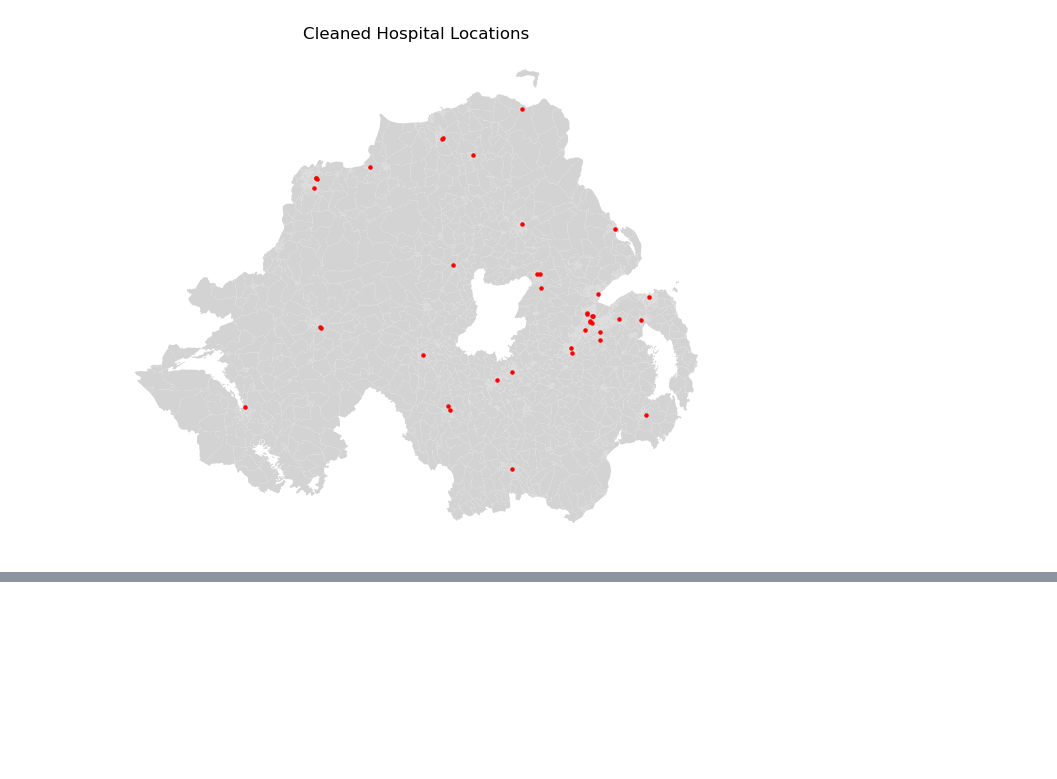
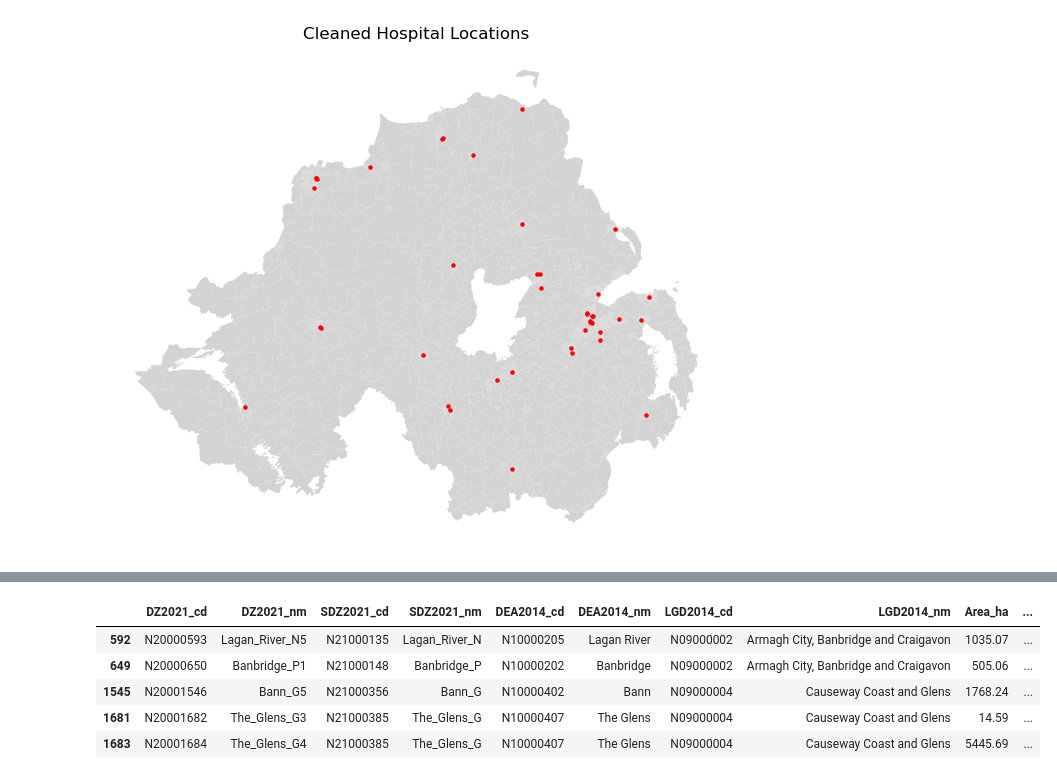
Before and after one commit to Church-C1/ni-health-accessibility, a Jupyter notebook: analysis.ipynb, the cells around one changed output, grey strips where cells are left out. Cells and saved outputs as stored; diff of their text form; code cells hidden in the pictures; blank space fills up the shorter version.

```diff
--- a/analysis.ipynb
+++ b/analysis.ipynb
@@ -144,0 +240,10 @@ plt.show()
+# %%
+# Check that some Data Zones are classified as having poor access (>20 km)
+dz[dz["nearest_hospital_km"] > 20].head()
+# %% [output]
+|  | DZ2021_cd | DZ2021_nm | SDZ2021_cd | SDZ2021_nm | DEA2014_cd | DEA2014_nm | LGD2014_cd | LGD2014_nm | Area_ha | ... |
+| 592 | N20000593 | Lagan_River_N5 | N21000135 | Lagan_River_N | N10000205 | Lagan River | N09000002 | Armagh City, Banbridge and Craigavon | 1035.07 | ... |
+| 649 | N20000650 | Banbridge_P1 | N21000148 | Banbridge_P | N10000202 | Banbridge | N09000002 | Armagh City, Banbridge and Craigavon | 505.06 | ... |
+| 1545 | N20001546 | Bann_G5 | N21000356 | Bann_G | N10000402 | Bann | N09000004 | Causeway Coast and Glens | 1768.24 | ... |
+| 1681 | N20001682 | The_Glens_G3 | N21000385 | The_Glens_G | N10000407 | The Glens | N09000004 | Causeway Coast and Glens | 14.59 | ... |
+| 1683 | N20001684 | The_Glens_G4 | N21000385 | The_Glens_G | N10000407 | The Glens | N09000004 | Causeway Coast and Glens | 5445.69 | ... |
```
Also changed, not shown: parts of 11 cells of this notebook.
